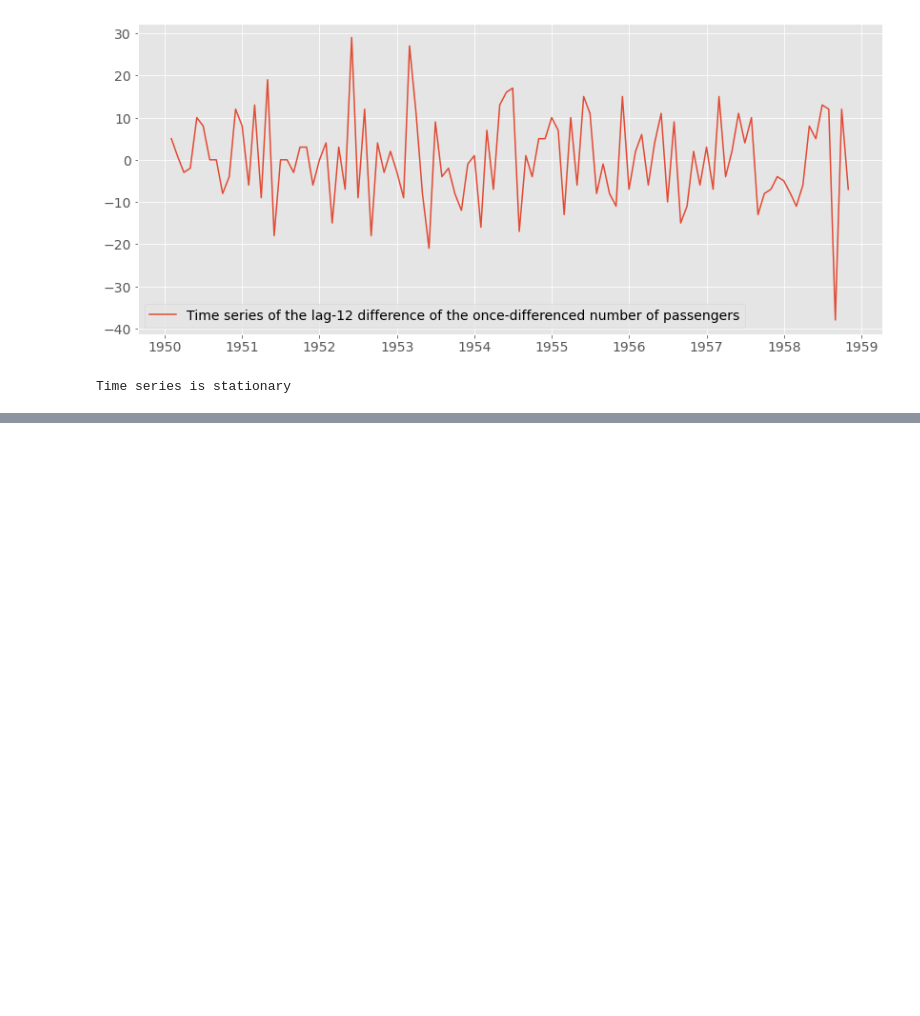
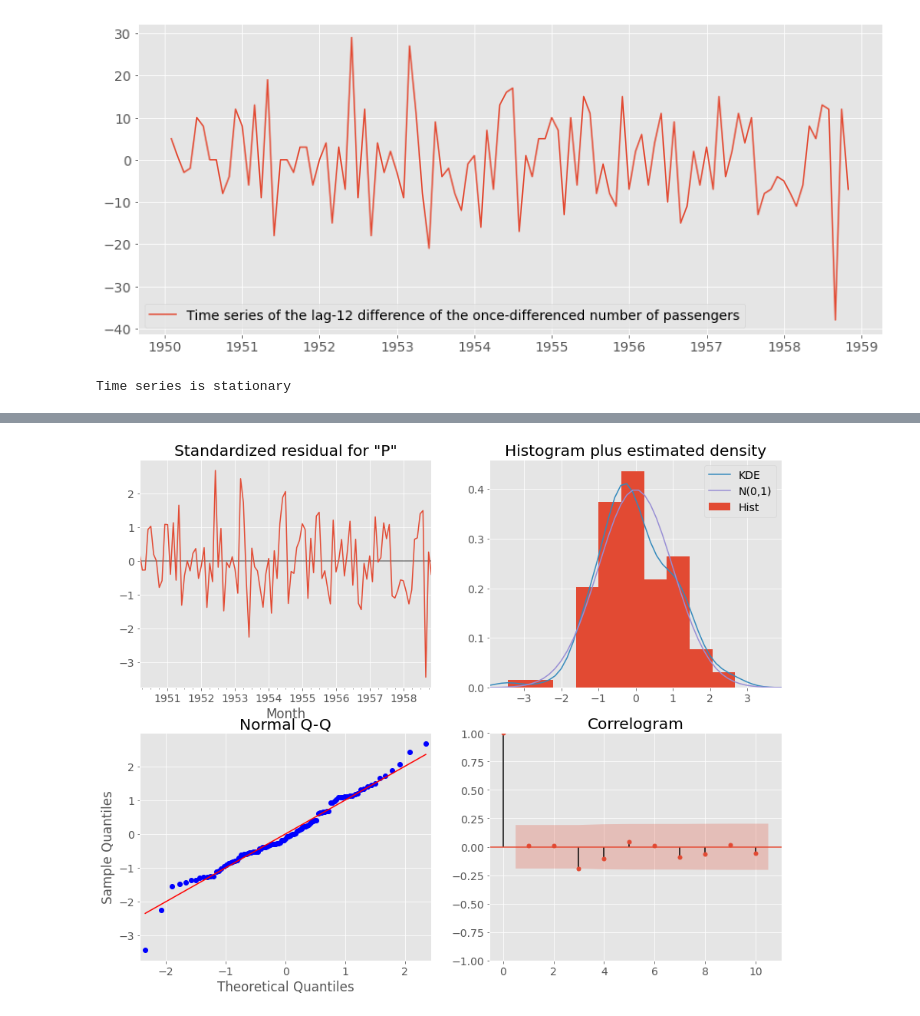
Before and after one commit to ashrafalaghbari/RetailSensei, a Jupyter notebook: Univariate_TS_modeling.ipynb, the cells around one changed output, grey strips where cells are left out. Cells and saved outputs as stored; diff of their text form; code cells hidden in the pictures; blank space fills up the shorter version.

Commit message:
build an ARIMA model

```diff
--- a/Univariate_TS_modeling.ipynb
+++ b/Univariate_TS_modeling.ipynb
@@ -444,5 +420,5 @@ Performing stepwise search to minimize aic
 Warnings:
 [1] Covariance matrix calculated using the outer product of gradients (complex-step).
 # %%
-p, d, q = 1, d, 0
+p, d, q = 1, 1, 0
 P, D, Q, m = 0, 1, 0, 12
@@ -451,5 +425,7 @@ NameError: ignored
 # %%
-model = sm.tsa.statespace.SARIMAX(ts, order=(p, d, q), seasonal_order=(P, D, Q, m))
+model = sm.tsa.statespace.SARIMAX(train, order=(p, d, q), seasonal_order=(P, D, Q, m),
+                                  enforce_stationarity=False,
+                                enforce_invertibility=False)
 results = model.fit()
 print(results.summary())
 # %% [output]
@@ -469 +464,7 @@ else:
+# %%
+# Perform diagnostic tests on the residuals
+results.plot_diagnostics(figsize=(15, 12))
+plt.show()
+# %% [output]
+[figure, added]
 # %%
```
Also changed, not shown: parts of 21 cells of this notebook.
